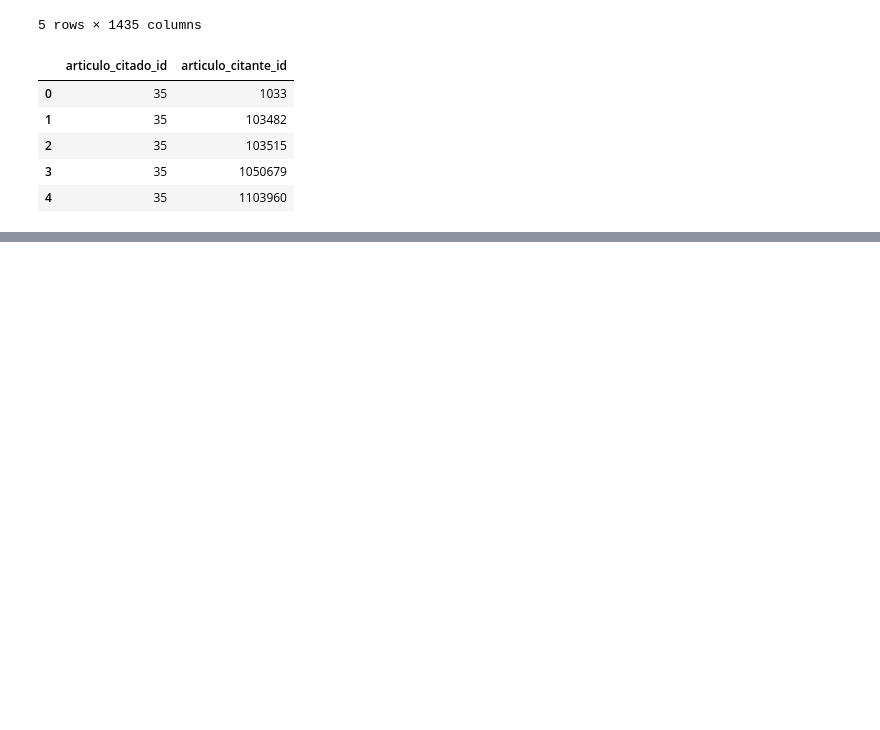
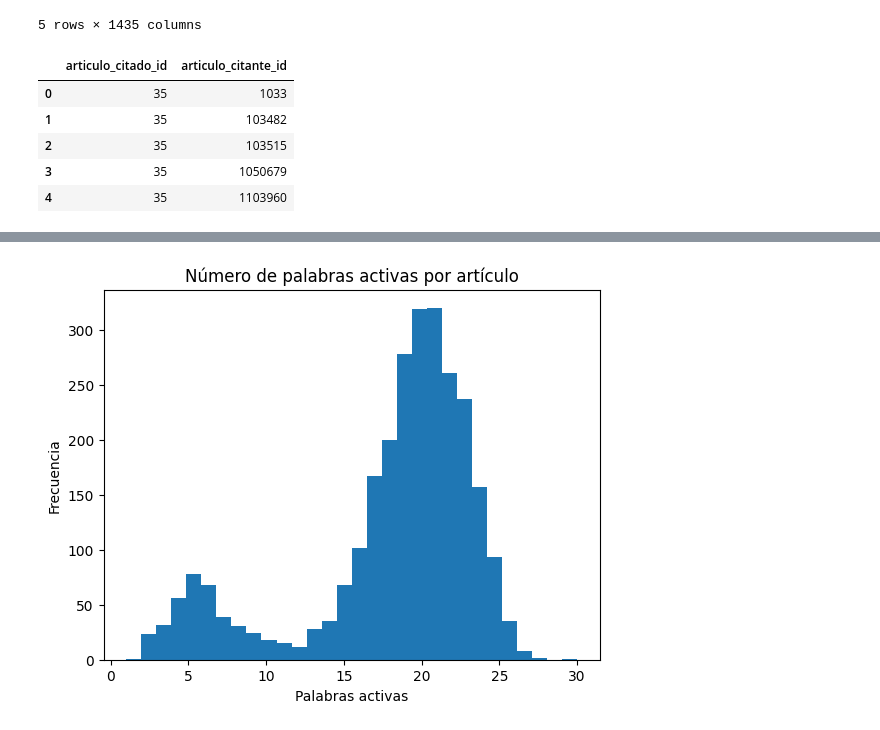
Before and after one commit to enriquepc004/ia-aprendizaje-relacional, a Jupyter notebook: notebooks/01_exploracion_cora.ipynb, the cells around one changed output, grey strips where cells are left out. Drawn from its saved outputs; the diff is of its cells as text; code cells hidden in the pictures; blank space fills up the shorter version.

```diff
--- a/notebooks/01_exploracion_cora.ipynb
+++ b/notebooks/01_exploracion_cora.ipynb
@@ -87,0 +189,4 @@ citas.head()
+# %%
+palabras_activas = contenido.iloc[:, 1:-1].sum(axis=1)
+
+print(palabras_activas.describe())
@@ -87,0 +203,8 @@ citas.head()
+# %%
+plt.hist(palabras_activas, bins=30)
+plt.title("Número de palabras activas por artículo")
+plt.xlabel("Palabras activas")
+plt.ylabel("Frecuencia")
+plt.show()
+# %% [output]
+[figure, added]
```
Also changed, not shown: parts of 16 cells of this notebook.
